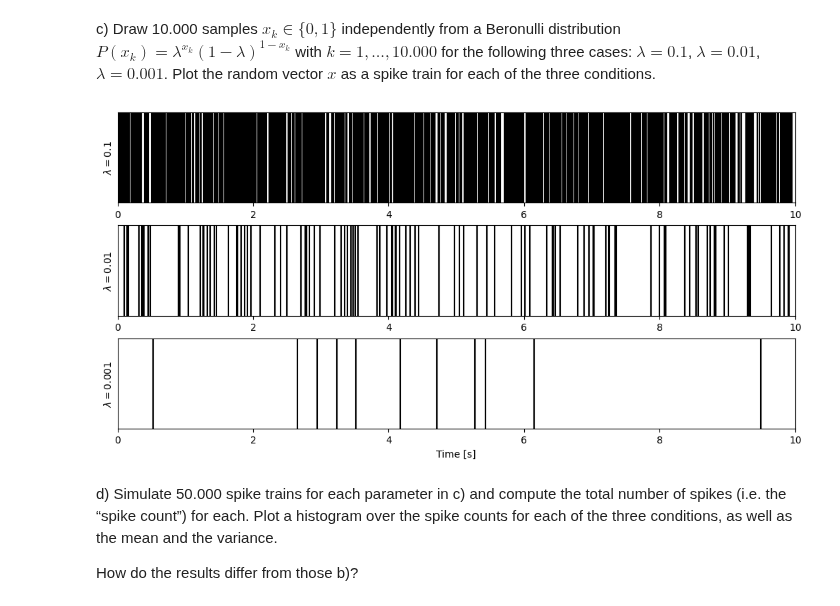
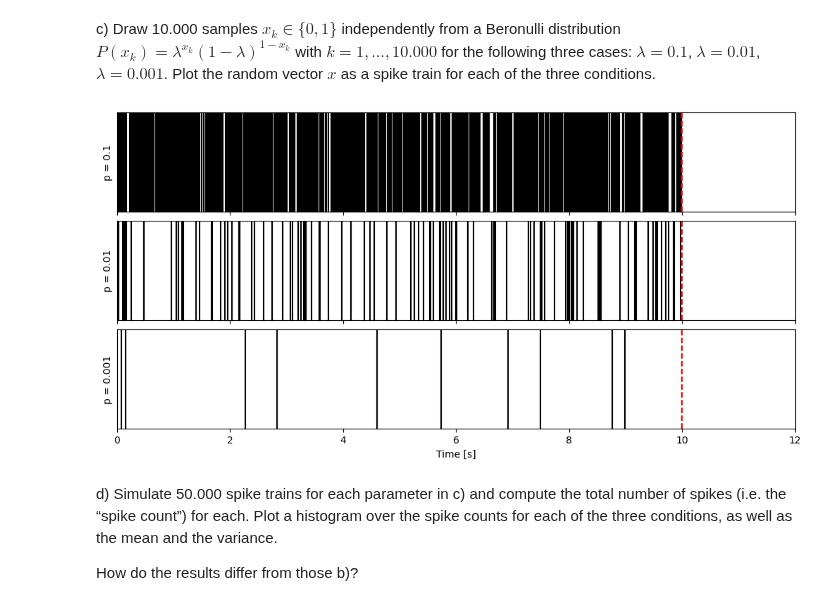
Before and after one commit to kerseviciute/neural-coding, a Jupyter notebook: 2024_Neural_coding_Homework1.ipynb, the cells around one changed output. Drawn from its saved outputs; the diff is of its cells as text; code cells hidden in the pictures.

Commit message:
Generate spikes with Bernoulli distribution.

```diff
--- a/2024_Neural_coding_Homework1.ipynb
+++ b/2024_Neural_coding_Homework1.ipynb
@@ -111,12 +111,33 @@ plt.show()
 [figure]
 # %% [markdown]
 c) Draw 10.000 samples $x_k \in \{0, 1\}$ independently from a Beronulli distribution $P (x_k ) = \lambda^{x_k} (1 − \lambda)^{1−x_k}$ with $k = 1, \ldots , 10.000$ for the following three cases: $\lambda = 0.1$, $\lambda = 0.01$, $\lambda = 0.001$. Plot the random vector $x$ as a spike train for each of the three conditions.
-# %%
-def bernoulli_spike_train(p, n_samples, n_trials):
-    # TODO: generate Bernoulli spike train
-    return spikes
-# %% [output]
-[figure, removed]
+# %%
+def random_bernoulli(p):
+    return np.random.binomial(n = 1, p = p)
+# %%
+def bernoulli_spike_train(p, n_samples, n_trials = 1):
+    return [[ random_bernoulli(p) for _ in range(n_samples) ] for _ in range(n_trials)]
+# %%
+def spike_to_time(spikes, time_length):
+    length = len(spikes) / time_length
+    return np.where(np.array(spikes) == 1)[0] / length
+# %%
+time_length = 10
+n_samples = 10_000
+ps = [0.1, 0.01, 0.001]
+
+fig, axs = plt.subplots(nrows = len(ps), figsize = (10, 5), sharex = True, constrained_layout = True)
+for p, ax in zip(ps, axs):
+    spike_train = bernoulli_spike_train(p = p, n_samples = n_samples)
+    spike_times = [ spike_to_time(spikes, time_length = time_length) for spikes in spike_train ]
+    raster(spike_times, t_max = 12, ax = ax)
+    ax.axvline(10, linestyle = "--", color = "r")
+    ax.set_ylabel(r"p = " + str(p))
+    ax.set_xlabel('')
+axs[-1].set_xlabel("Time [s]")
+plt.show()
+# %% [output]
+[figure, added]
 # %% [markdown]
 d) Simulate 50.000 spike trains for each parameter in c) and compute the total number of spikes (i.e. the “spike count”) for each. Plot a histogram over the spike counts for each of the three conditions, as well as the mean and the variance.
 
```
